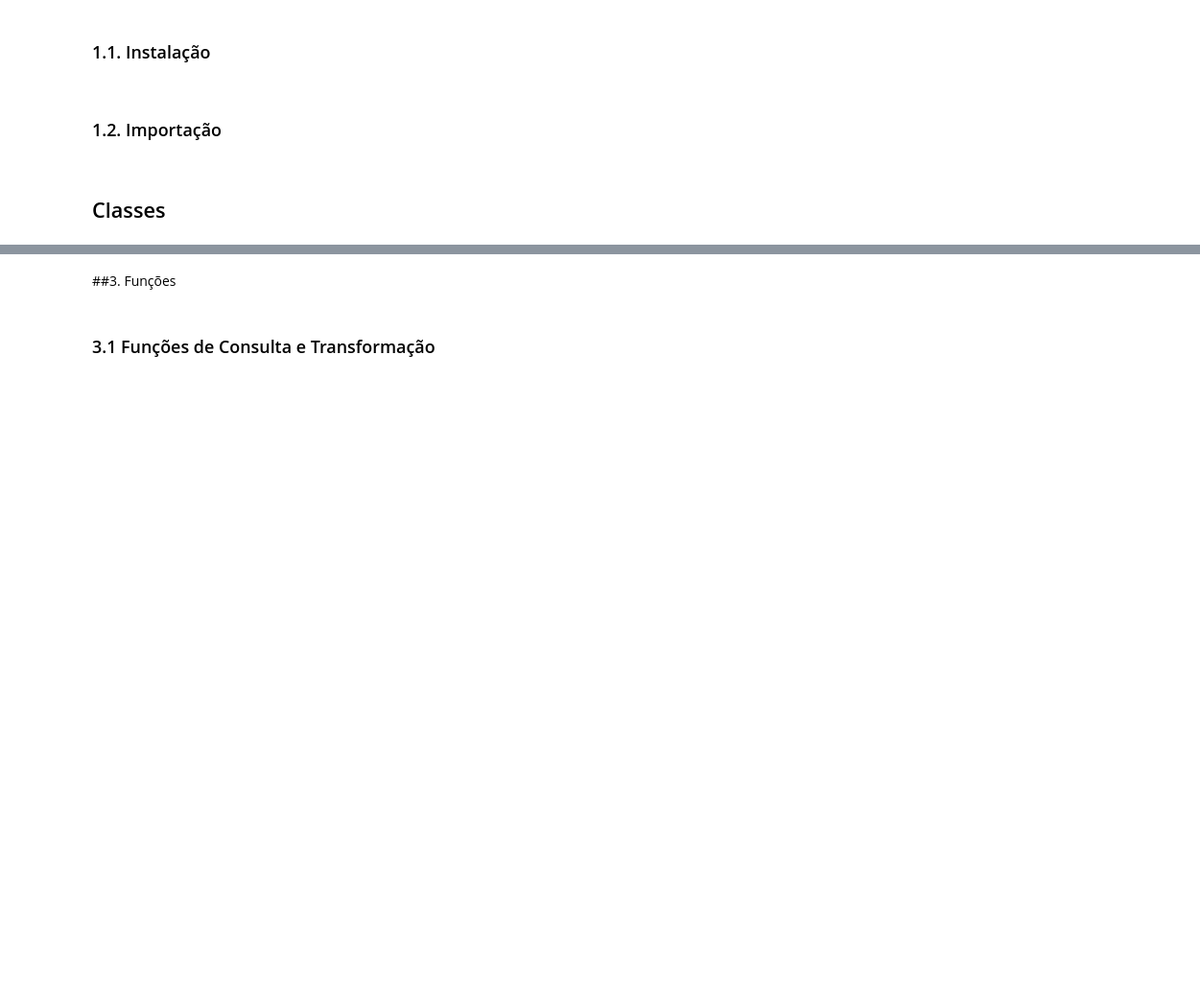
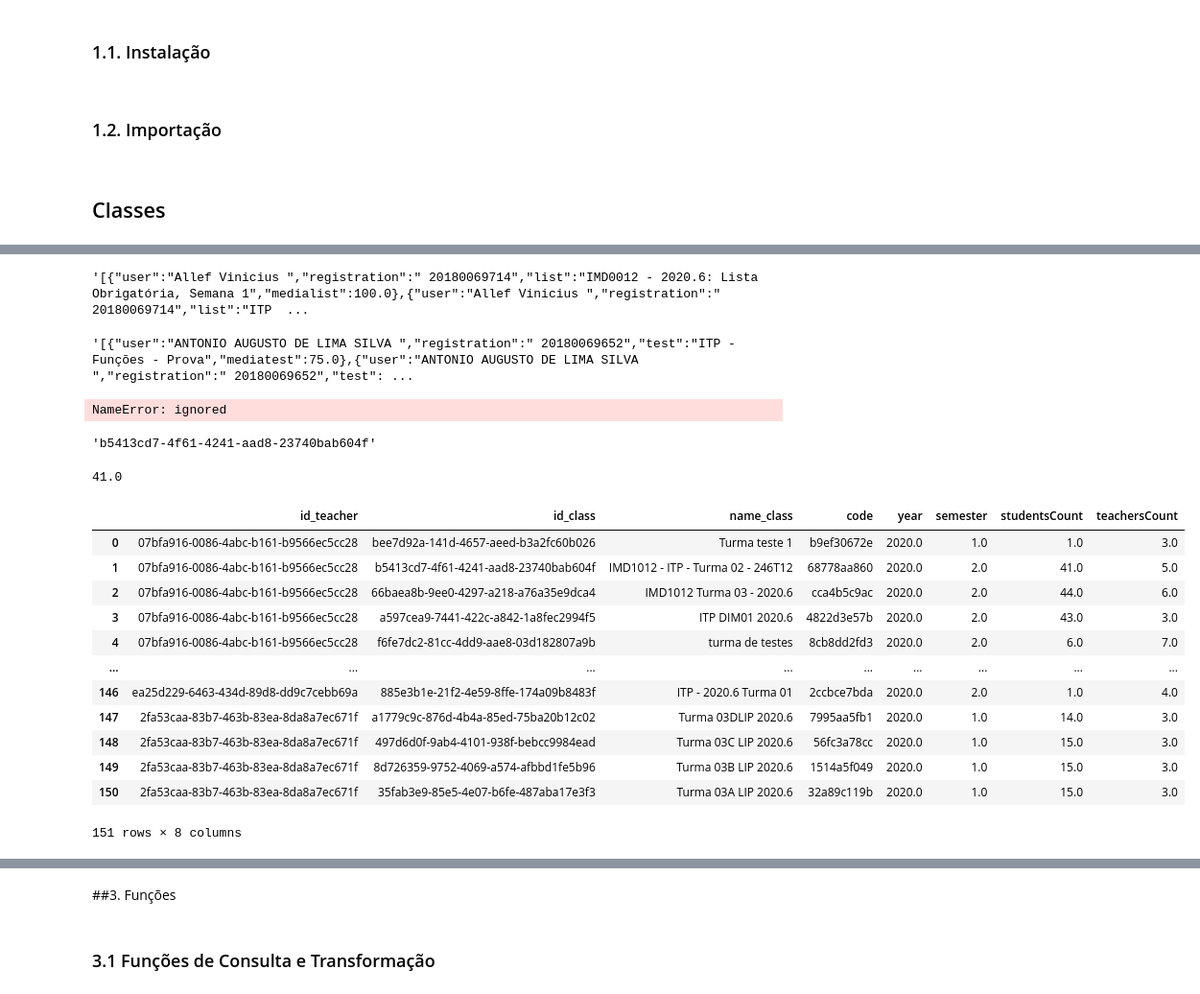
Before and after one commit to vilsonrodrigues/Projeto_Orientacao_Academica_LoP, a Jupyter notebook: Projeto_Orientacao_Academica_LoP.ipynb, the cells around one changed output, grey strips where cells are left out. Shown at 96% size. Drawn from its saved outputs; the diff is of its cells as text; code cells hidden in the pictures; blank space fills up the shorter version.

```diff
--- a/Projeto_Orientacao_Academica_LoP.ipynb
+++ b/Projeto_Orientacao_Academica_LoP.ipynb
@@ -275,0 +164,2 @@ class lop(pandas,numpy,json,urllib3):
+# %%
+df_class = pd.read_csv('df_class.csv')
@@ -275,0 +174,36 @@ class lop(pandas,numpy,json,urllib3):
+# %%
+lop.graph_performance_student_list_test(df_performance_list,'list')
+# %% [output]
+'[{"user":"Allef Vinicius ","registration":" 20180069714","list":"IMD0012 - 2020.6: Lista Obrigatória, Semana 1","medialist":100.0},{"user":"Allef Vinicius ","registration":" 20180069714","list":"ITP  ...
+# %%
+lop.graph_performance_student_list_test(df_performance_test,'test')
+# %% [output]
+'[{"user":"ANTONIO AUGUSTO DE LIMA SILVA ","registration":" 20180069652","test":"ITP - Funções - Prova","mediatest":75.0},{"user":"ANTONIO AUGUSTO DE LIMA SILVA ","registration":" 20180069652","test": ...
+# %%
+performance_list_test(df_submission, 'test', df_question_data)
+# %% [output]
+NameError: ignored
+# %%
+data2
+# %% [output]
+'b5413cd7-4f61-4241-aad8-23740bab604f'
+# %%
+df_class.loc[df_class['id_class'] == data2.iloc[0,0],'studentsCount'].max()
+# %% [output]
+41.0
+# %%
+df_class
+# %% [output]
+|  | id_teacher | id_class | name_class | code | year | semester | studentsCount | teachersCount |
+| 0 | 07bfa916-0086-4abc-b161-b9566ec5cc28 | bee7d92a-141d-4657-aeed-b3a2fc60b026 | Turma teste 1 | b9ef30672e | 2020.0 | 1.0 | 1.0 | 3.0 |
+| 1 | 07bfa916-0086-4abc-b161-b9566ec5cc28 | b5413cd7-4f61-4241-aad8-23740bab604f | IMD1012 - ITP - Turma 02 - 246T12 | 68778aa860 | 2020.0 | 2.0 | 41.0 | 5.0 |
+| 2 | 07bfa916-0086-4abc-b161-b9566ec5cc28 | 66baea8b-9ee0-4297-a218-a76a35e9dca4 | IMD1012 Turma 03 - 2020.6 | cca4b5c9ac | 2020.0 | 2.0 | 44.0 | 6.0 |
+| 3 | 07bfa916-0086-4abc-b161-b9566ec5cc28 | a597cea9-7441-422c-a842-1a8fec2994f5 | ITP DIM01 2020.6 | 4822d3e57b | 2020.0 | 2.0 | 43.0 | 3.0 |
+| 4 | 07bfa916-0086-4abc-b161-b9566ec5cc28 | f6fe7dc2-81cc-4dd9-aae8-03d182807a9b | turma de testes | 8cb8dd2fd3 | 2020.0 | 2.0 | 6.0 | 7.0 |
+| ... | ... | ... | ... | ... | ... | ... | ... | ... |
+| 146 | ea25d229-6463-434d-89d8-dd9c7cebb69a | 885e3b1e-21f2-4e59-8ffe-174a09b8483f | ITP - 2020.6 Turma 01 | 2ccbce7bda | 2020.0 | 2.0 | 1.0 | 4.0 |
+| 147 | 2fa53caa-83b7-463b-83ea-8da8a7ec671f | a1779c9c-876d-4b4a-85ed-75ba20b12c02 | Turma 03DLIP 2020.6 | 7995aa5fb1 | 2020.0 | 1.0 | 14.0 | 3.0 |
+| 148 | 2fa53caa-83b7-463b-83ea-8da8a7ec671f | 497d6d0f-9ab4-4101-938f-bebcc9984ead | Turma 03C LIP 2020.6 | 56fc3a78cc | 2020.0 | 1.0 | 15.0 | 3.0 |
+| 149 | 2fa53caa-83b7-463b-83ea-8da8a7ec671f | 8d726359-9752-4069-a574-afbbd1fe5b96 | Turma 03B LIP 2020.6 | 1514a5f049 | 2020.0 | 1.0 | 15.0 | 3.0 |
+| 150 | 2fa53caa-83b7-463b-83ea-8da8a7ec671f | 35fab3e9-85e5-4e07-b6fe-487aba17e3f3 | Turma 03A LIP 2020.6 | 32a89c119b | 2020.0 | 1.0 | 15.0 | 3.0 |
+151 rows × 8 columns
```
Also changed, not shown: parts of 139 cells of this notebook.
